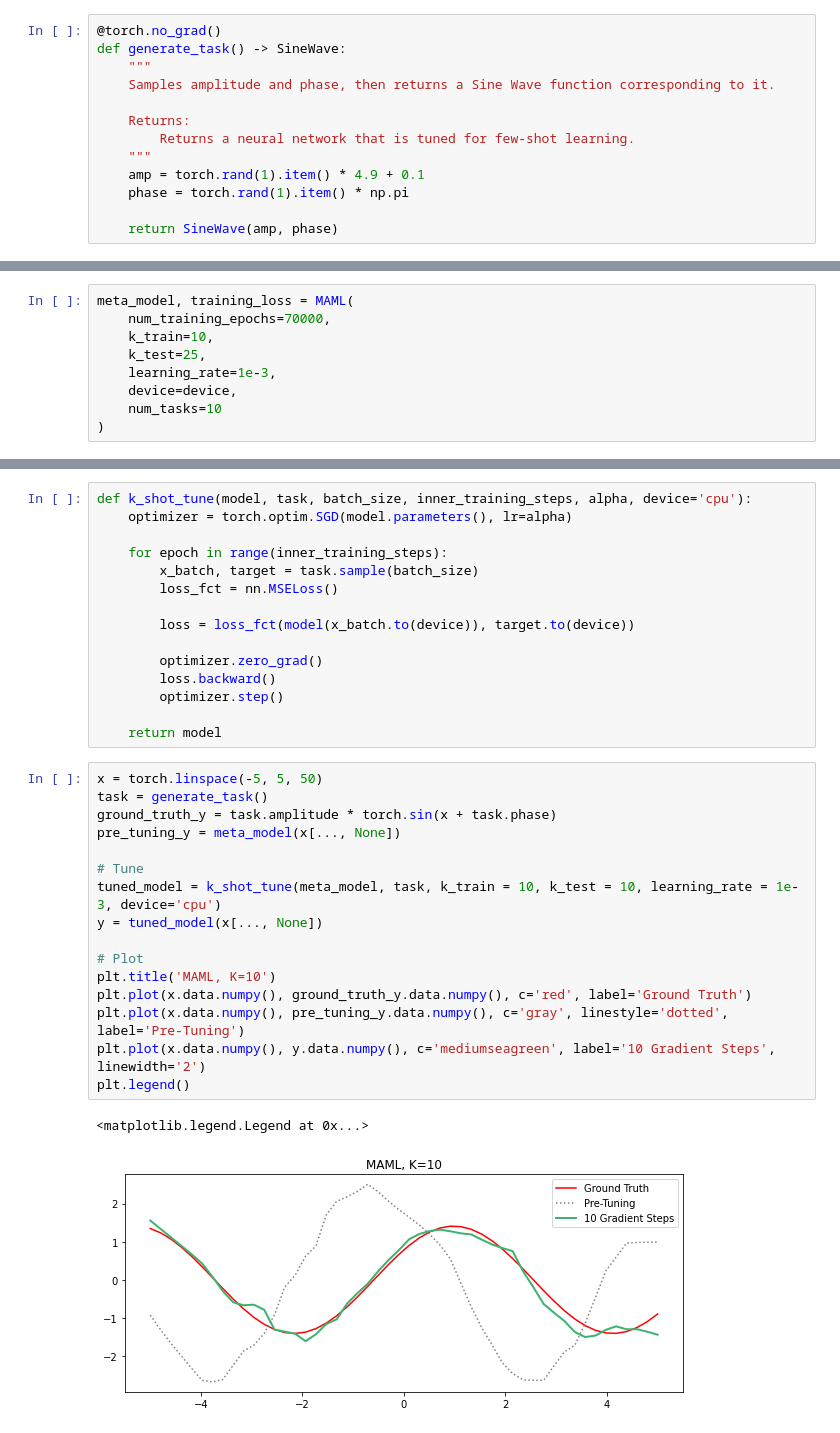
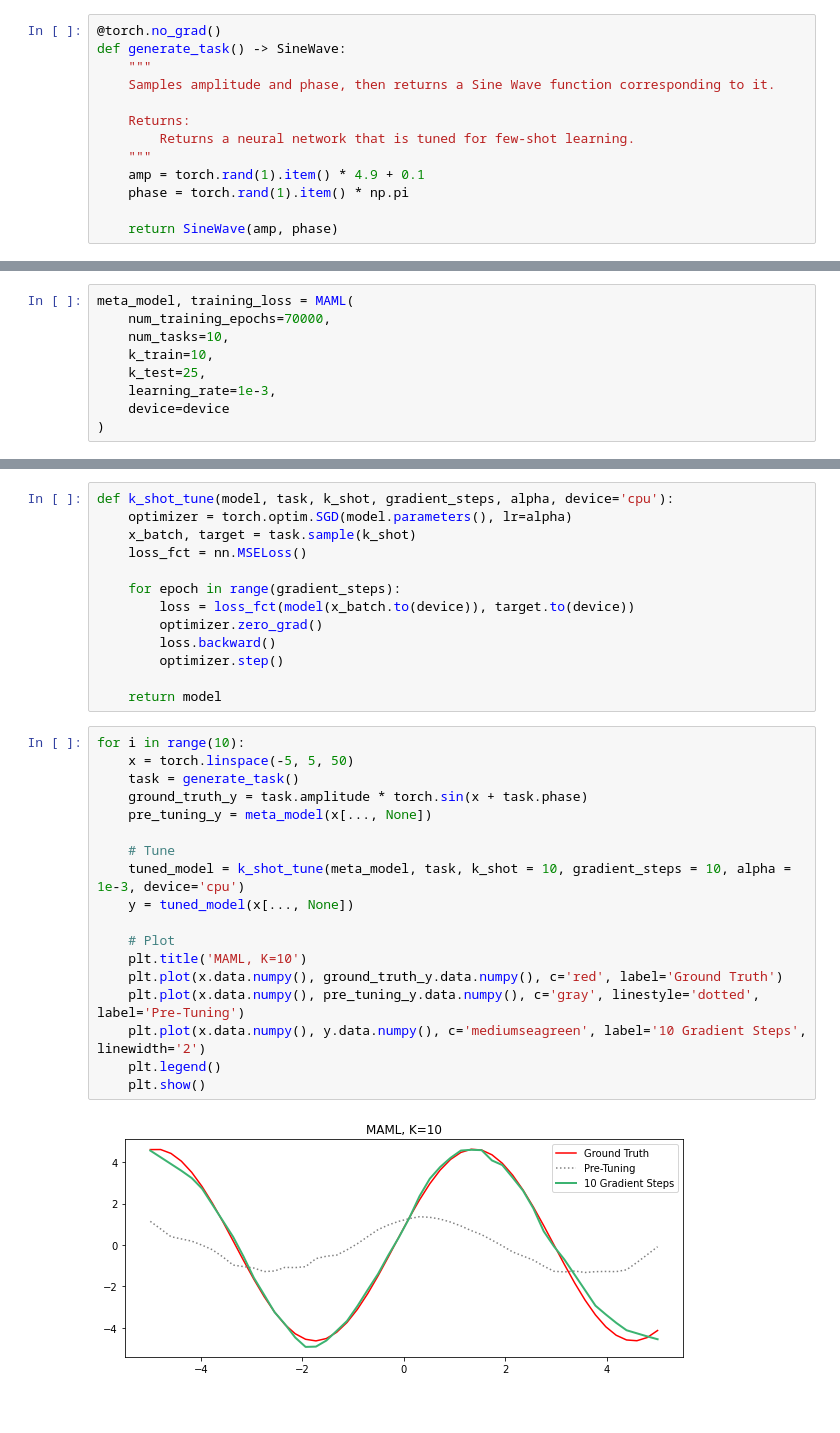
Before and after one commit to bay3s/adaptive-ml, a Jupyter notebook: src/maml/supervised/experiments/sinusoid/sinusoid_regression.ipynb, the cells around one changed output, grey strips where cells are left out. Cells and saved outputs as stored; diff of their text form.

Commit message:
updated maml code

```diff
--- a/src/maml/supervised/experiments/sinusoid/sinusoid_regression.ipynb
+++ b/src/maml/supervised/experiments/sinusoid/sinusoid_regression.ipynb
@@ -194,11 +196,11 @@ def MAML(
 # %%
 meta_model, training_loss = MAML(
     num_training_epochs=70000,
+    num_tasks=10,
     k_train=10,
     k_test=25,
     learning_rate=1e-3,
-    device=device,
-    num_tasks=10
+    device=device
 )
 # %%
 plt.plot(training_loss)
@@ -208,34 +210,33 @@ plt.plot(training_loss)
 # %%
-def k_shot_tune(model, task, batch_size, inner_training_steps, alpha, device='cpu'):
+def k_shot_tune(model, task, k_shot, gradient_steps, alpha, device='cpu'):
     optimizer = torch.optim.SGD(model.parameters(), lr=alpha)
+    x_batch, target = task.sample(k_shot)
+    loss_fct = nn.MSELoss()
 
-    for epoch in range(inner_training_steps):
-        x_batch, target = task.sample(batch_size)
-        loss_fct = nn.MSELoss()
-
+    for epoch in range(gradient_steps):
         loss = loss_fct(model(x_batch.to(device)), target.to(device))
-
         optimizer.zero_grad()
         loss.backward()
         optimizer.step()
 
     return model
 # %%
-x = torch.linspace(-5, 5, 50)
-task = generate_task()
-ground_truth_y = task.amplitude * torch.sin(x + task.phase)
-pre_tuning_y = meta_model(x[..., None])
+for i in range(10):
+    x = torch.linspace(-5, 5, 50)
+    task = generate_task()
+    ground_truth_y = task.amplitude * torch.sin(x + task.phase)
+    pre_tuning_y = meta_model(x[..., None])
 
-# Tune
-tuned_model = k_shot_tune(meta_model, task, k_train = 10, k_test = 10, learning_rate = 1e-3, device='cpu')
-y = tuned_model(x[..., None])
+    # Tune
+    tuned_model = k_shot_tune(meta_model, task, k_shot = 10, gradient_steps = 10, alpha = 1e-3, device='cpu')
+    y = tuned_model(x[..., None])
 
-# Plot
-plt.title('MAML, K=10')
-plt.plot(x.data.numpy(), ground_truth_y.data.numpy(), c='red', label='Ground Truth')
-plt.plot(x.data.numpy(), pre_tuning_y.data.numpy(), c='gray', linestyle='dotted', label='Pre-Tuning')
-plt.plot(x.data.numpy(), y.data.numpy(), c='mediumseagreen', label='10 Gradient Steps', linewidth='2')
-plt.legend()
+    # Plot
+    plt.title('MAML, K=10')
+    plt.plot(x.data.numpy(), ground_truth_y.data.numpy(), c='red', label='Ground Truth')
+    plt.plot(x.data.numpy(), pre_tuning_y.data.numpy(), c='gray', linestyle='dotted', label='Pre-Tuning')
+    plt.plot(x.data.numpy(), y.data.numpy(), c='mediumseagreen', label='10 Gradient Steps', linewidth='2')
+    plt.legend()
+    plt.show()
 # %% [output]
-<matplotlib.legend.Legend at 0x...>
-[figure, old version]
+[figure, new version]
```
Also changed, not shown: parts of 3 cells of this notebook, 13 other files.
